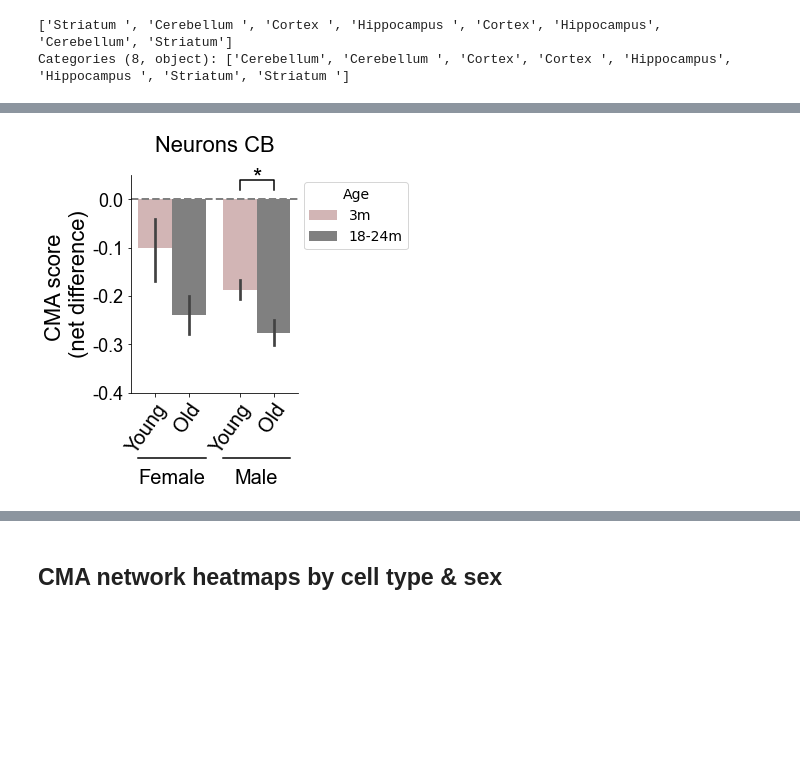
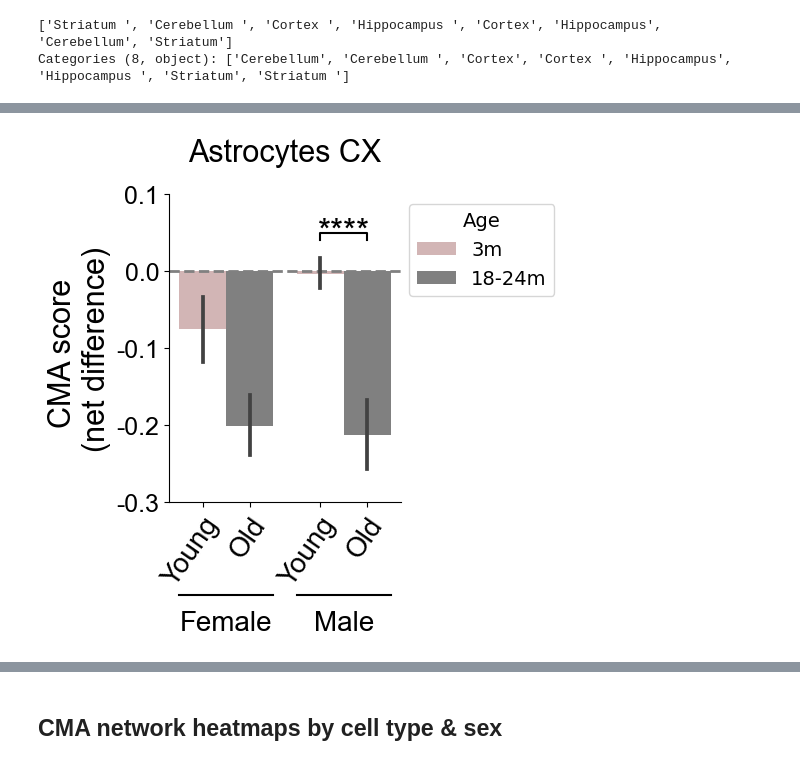
Before and after one commit to amsegura/Khawaja_et_al_2024, a Jupyter notebook: CMA_aging_Atlas_Brain.ipynb, the cells around one changed output, grey strips where cells are left out. Saved outputs shown, nothing was run; the diff lists cells and outputs as text; code cells hidden in the pictures; blank space fills up the shorter version.

```diff
--- a/CMA_aging_Atlas_Brain.ipynb
+++ b/CMA_aging_Atlas_Brain.ipynb
@@ -25,8 +17,12 @@ os.makedirs('../Khwaja_et_al_outputs/Brain')
 # %% [markdown]
 ## Importing and preprocessing data
+# %%
+input_dir = r'/home/adrianmartin/Onedrive_IMDEA/Old_labs/Cuervo_lab/Dendra_paper/Data_v3/'
+modelmx = r'/home/adrianmartin/Onedrive_IMDEA/Scripts_software/Cuervo_lab/activation_model.xlsx'
+output_dir = r'/home/adrianmartin/Onedrive_IMDEA/Old_labs/Cuervo_lab/Dendra_paper/Final_figs_v3/'
 # %%
 # Import h5ad file in scanpy.
-adata = sc.read_h5ad('../Exp. 2_Tabula muris/Files/Brain_non_myeloid.h5ad')
+adata = sc.read_h5ad(input_dir + 'Brain_nonmyel.h5ad')
 
 # Normalize as CPM (counts per million)
 sc.pp.normalize_per_cell(adata, counts_per_cell_after=1e6)
@@ -37,7 +33,7 @@ sc.pp.log1p(adata)
 ## CMA score calculation
 # %%
 # Load matrix file with weight and direction
-model_matrix = pd.read_excel('../Exp. 2_Tabula muris/activation_model.xlsx')
+model_matrix = pd.read_excel(modelmx)
 
 # Removing EEF1A1 and RAC1 genes because they don't appear in the adata
 model_matrix = model_matrix.drop([6, 8], axis=0).reset_index()
@@ -1069,40 +348,42 @@ plt.show()
 # %%
+# Figure Astrocyte cx
 fig, ax = plt.subplots(figsize=(3,4))
 ax.spines['right'].set_visible(False)
 ax.spines['top'].set_visible(False)
 hfont = {'fontname':'Arial'}
 
-sns.barplot(x='sex', y='net_score', data=barcode[(barcode.cell_type=='neuron') & (barcode.subtissue=='Cerebellum')],
+sns.barplot(x='sex', y='celltype_ns', data=barcode[(barcode.cell_type=='astrocyte') & (barcode.subtissue=='Cortex') ],
             hue='new_age', order=["female", "male"], hue_order=['3m', "18-24m"], palette=['#D7B0B0', '#808080'], ci=68)
 
 plt.axhline(y=0, linestyle='dashed', linewidth=2, color='gray', zorder=1)
 plt.xlabel('')
 plt.ylabel('CMA score \n(net difference)', fontdict={'family':'Arial', 'size': 22})
 ax.set_xticks([-0.2, 0.2, 0.8, 1.2])
 ax.set_xticklabels(["Young", "Old", "Young", "Old"], fontdict={'family':'Arial', 'size': 20},
                    rotation=55, ha='right', rotation_mode='anchor')
-plt.ylim(-0.40, 0.05)
-ax.set_yticks([-0.40, -0.30, -0.20, -0.10, 0.00])
-ax.set_yticklabels([-0.40, -0.30, -0.20, -0.10, 0.00], fontdict={'family':'Arial', 'size': 18})
+plt.ylim(-0.30, 0.10)
+ax.set_yticks([-0.30, -0.20, -0.10, 0.00, 0.10])
+ax.set_yticklabels([-0.30, -0.20, -0.10, 0.00, 0.10], fontdict={'family':'Arial', 'size': 18})
 h, l = ax.get_legend_handles_labels()
 ax.legend(h, ['3m', "18-24m"], bbox_to_anchor=(1.7, 1), title="Age", title_fontsize = "14", fontsize = 14)
-plt.title(label='Neurons CB', fontdict={'family':'Arial', 'size': 22}, y=1.08)
+plt.title(label='Astrocytes CX', fontdict={'family':'Arial', 'size': 22}, y=1.08)
+
+
+# statistical annotation
+x1, x2 = 0.8, 1.2
+y, h, col = 0.04 , 0.01, 'k'
+plt.plot([x1, x1, x2, x2], [y, y+h, y+h, y], lw=1.5, c=col)
+plt.text((x1+x2)*.5, y-0.01, "****", ha='center', va='bottom', color=col, fontdict={'family':'Arial', 'size': 24})
 
 # Female & male
 trans = ax.get_xaxis_transform()
 ax.annotate('Female', xy=(0, -.35), xycoords=trans, ha="center", va="top", size=20, **hfont)
 ax.plot([-.4,0.4],[-.3,-.3], color="k", transform=trans, clip_on=False)
 ax.annotate('Male', xy=(1, -.35), xycoords=trans, ha="center", va="top", size=20, **hfont)
 ax.plot([0.6,1.4],[-.3,-.3], color="k", transform=trans, clip_on=False)
 
-# statistical annotation
-x1, x2 = 0.8, 1.2
-y, h, col = 0.02 , 0.02, 'k'
-plt.plot([x1, x1, x2, x2], [y, y+h, y+h, y], lw=1.5, c=col)
-plt.text((x1+x2)*.5, y, "*", ha='center', va='bottom', color=col, fontdict={'family':'Arial', 'size': 24})
-
-plt.savefig('../Khwaja_et_al_outputs/Brain/Neur_ns_sex_cb.png',bbox_inches='tight', dpi=300)
+plt.savefig(output_dir + '/Brain/Ast_cellns_sex_cx.png',bbox_inches='tight', dpi=300)
 
 plt.show()
 # %% [output]
-[figure, old version]
+[figure, new version]
```
Also changed, not shown: parts of 126 cells of this notebook.
